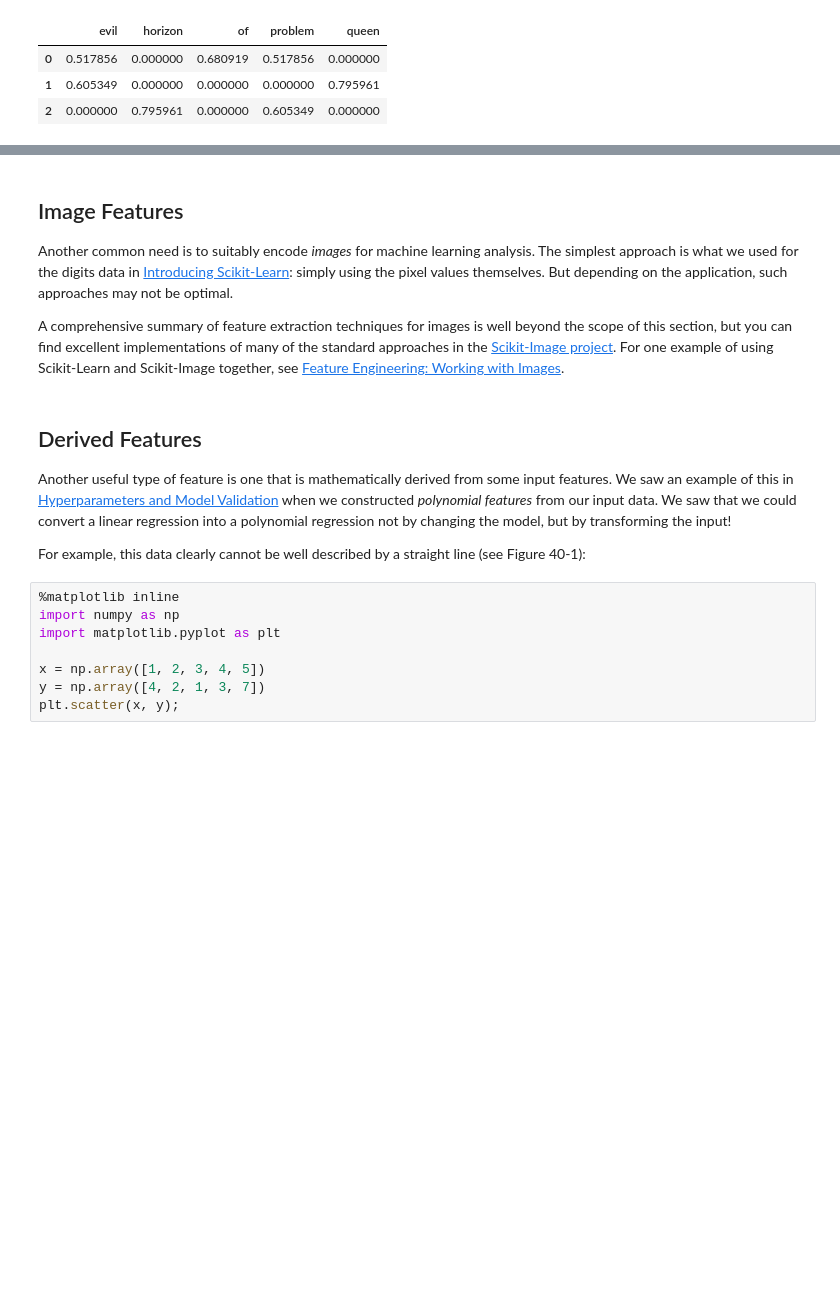
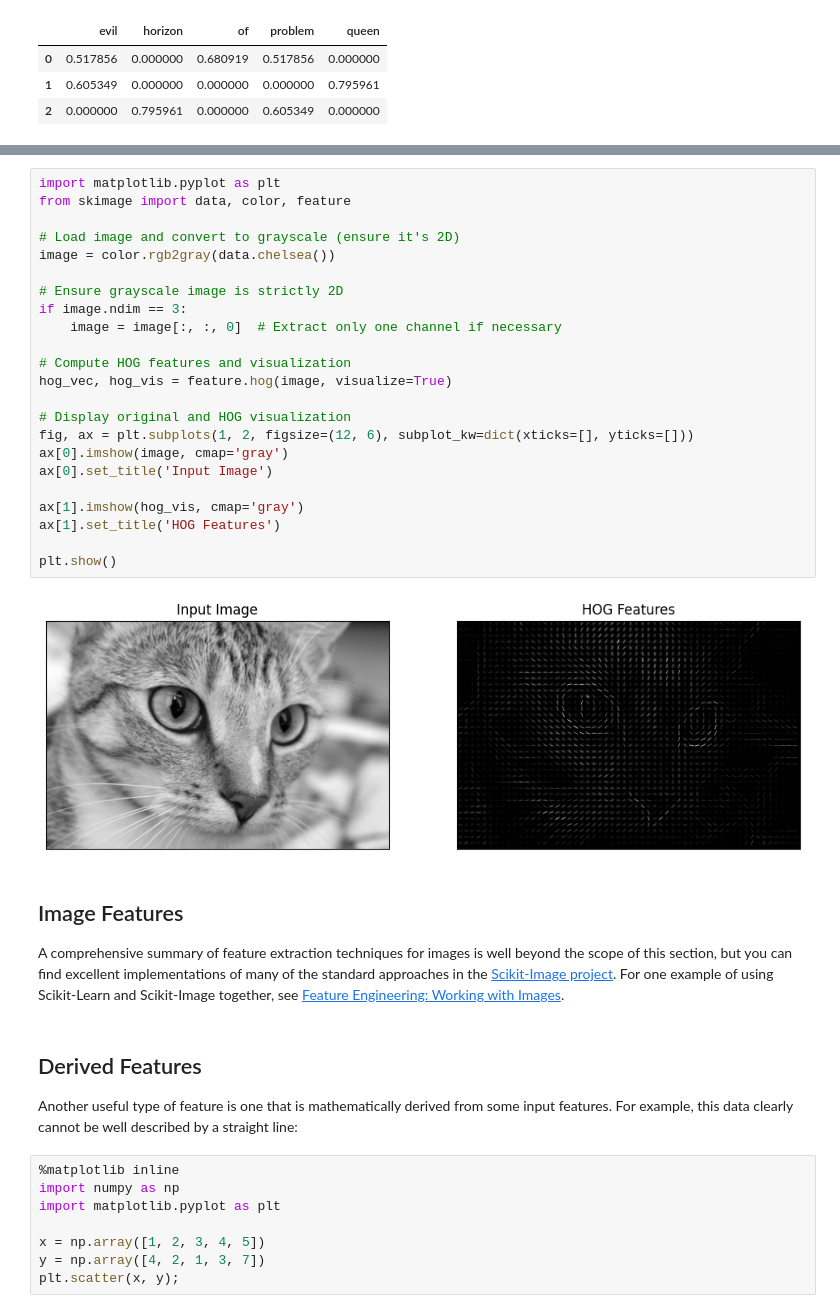
Before and after one commit to zhiwu-huang/AICE1006-Data-Analytics-EDA, a Jupyter notebook: 08_data_engineering/08_slides_data_engineering.ipynb, the cells around one changed output, grey strips where cells are left out. Drawn from its saved outputs; the diff is of its cells as text; blank space fills up the shorter version.

```diff
--- a/08_data_engineering/08_slides_data_engineering.ipynb
+++ b/08_data_engineering/08_slides_data_engineering.ipynb
@@ -141,20 +179,37 @@ For an example of using TF-IDF in a classification problem, see [In Depth: Naive
+# %%
+import matplotlib.pyplot as plt
+from skimage import data, color, feature
+
+# Load image and convert to grayscale (ensure it's 2D)
+image = color.rgb2gray(data.chelsea())
+
+# Ensure grayscale image is strictly 2D
+if image.ndim == 3:
+    image = image[:, :, 0]  # Extract only one channel if necessary
+
+# Compute HOG features and visualization
+hog_vec, hog_vis = feature.hog(image, visualize=True)
+
+# Display original and HOG visualization
+fig, ax = plt.subplots(1, 2, figsize=(12, 6), subplot_kw=dict(xticks=[], yticks=[]))
+ax[0].imshow(image, cmap='gray')
+ax[0].set_title('Input Image')
+
+ax[1].imshow(hog_vis, cmap='gray')
+ax[1].set_title('HOG Features')
+
+plt.show()
+# %% [output]
+[figure, added]
 # %% [markdown]
 ## Image Features
 
-Another common need is to suitably encode *images* for machine learning analysis.
-The simplest approach is what we used for the digits data in [Introducing Scikit-Learn](05.02-Introducing-Scikit-Learn.ipynb): simply using the pixel values themselves.
-But depending on the application, such approaches may not be optimal.
-
 A comprehensive summary of feature extraction techniques for images is well beyond the scope of this section, but you can find excellent implementations of many of the standard approaches in the [Scikit-Image project](http://scikit-image.org).
 For one example of using Scikit-Learn and Scikit-Image together, see [Feature Engineering: Working with Images](08-Image-Features.ipynb).
 # %% [markdown]
 ## Derived Features
 
-Another useful type of feature is one that is mathematically derived from some input features.
-We saw an example of this in [Hyperparameters and Model Validation](05.03-Hyperparameters-and-Model-Validation.ipynb) when we constructed *polynomial features* from our input data.
-We saw that we could convert a linear regression into a polynomial regression not by changing the model, but by transforming the input!
-
-For example, this data clearly cannot be well described by a straight line (see Figure 40-1):
+Another useful type of feature is one that is mathematically derived from some input features. For example, this data clearly cannot be well described by a straight line:
 # %%
 %matplotlib inline
 import numpy as np
```
Also changed, not shown: parts of 6 cells of this notebook.
